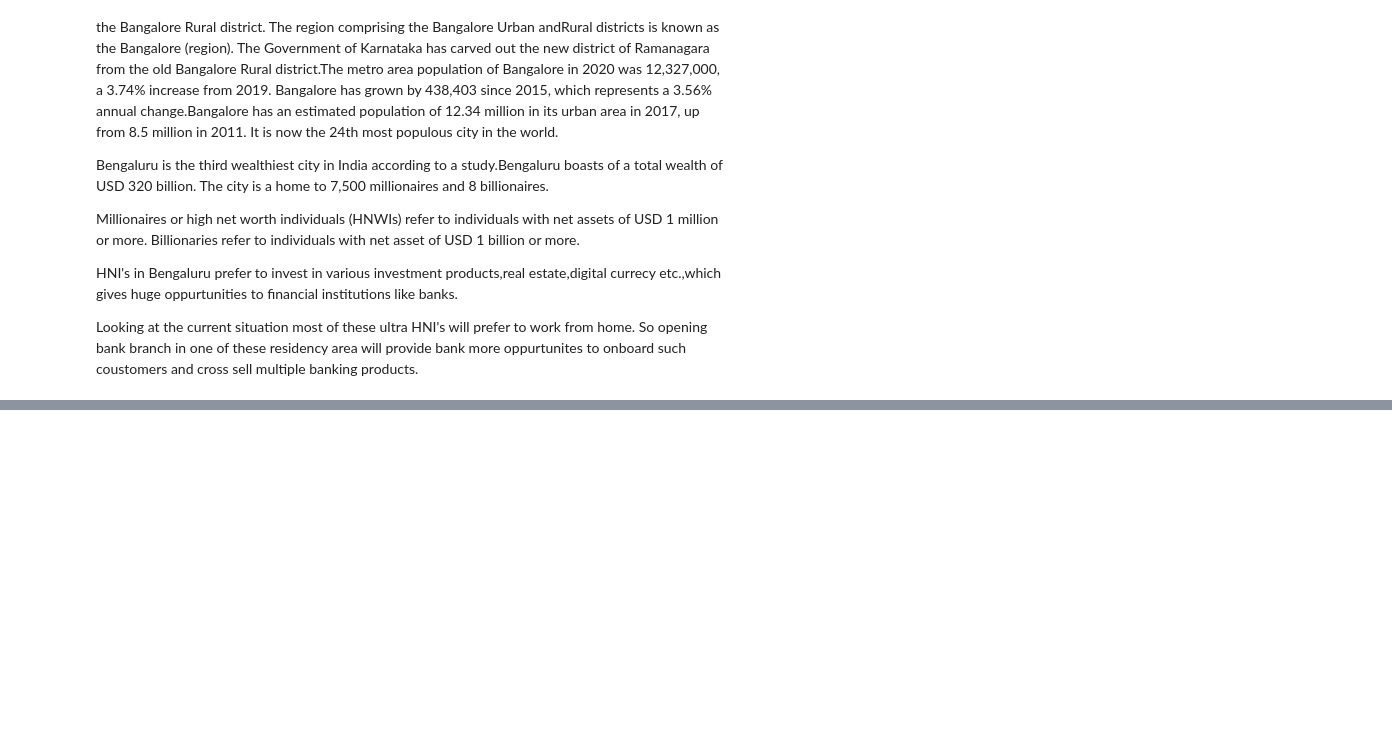
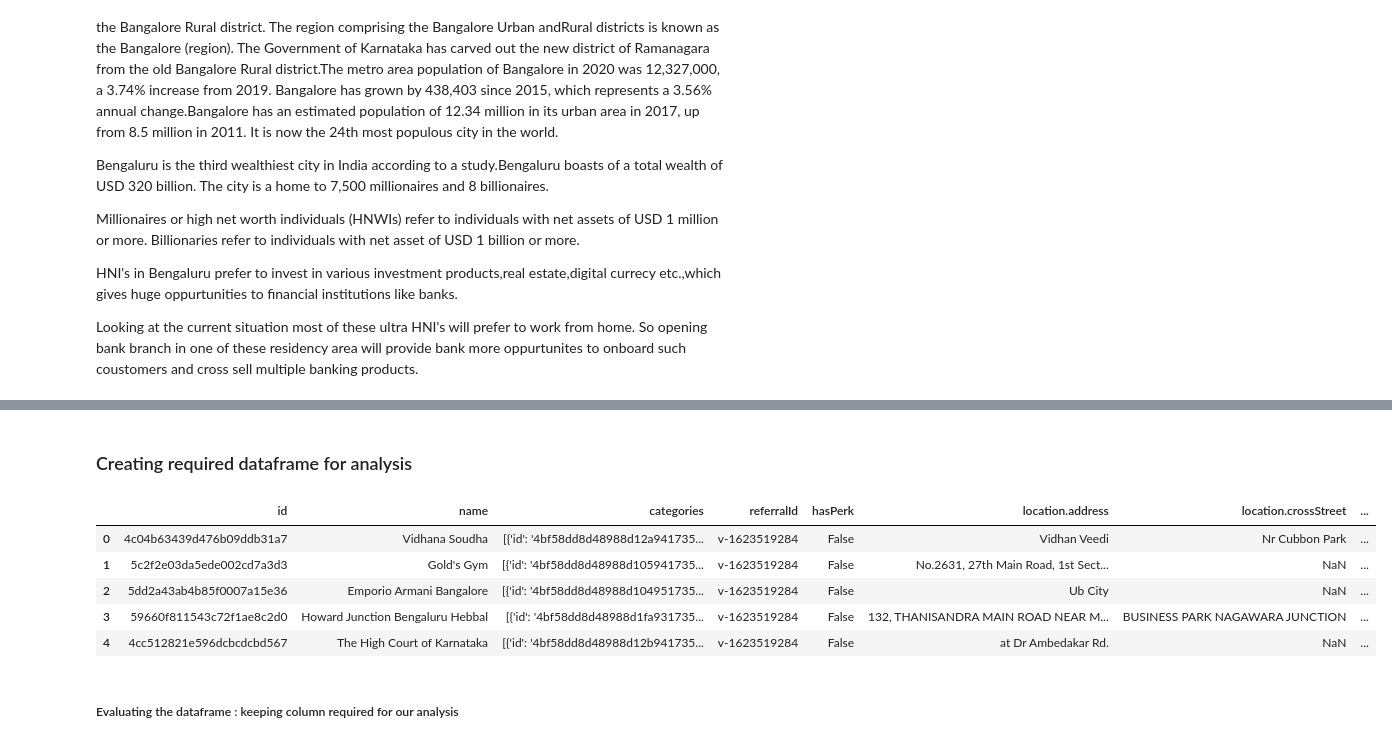
Before and after one commit to amysamy18/Coursera_Capstone, a Jupyter notebook: Capstone project-The Battle of Neighbourhoods.ipynb, the cells around one changed output, grey strips where cells are left out. Drawn from its saved outputs; the diff is of its cells as text; code cells hidden in the pictures; blank space fills up the shorter version.

```diff
--- a/Capstone project-The Battle of Neighbourhoods.ipynb
+++ b/Capstone project-The Battle of Neighbourhoods.ipynb
@@ -18,0 +40,8 @@ Looking at the current situation most of these ultra HNI's will prefer to work f
+# %%
+#firstly we need to gather Latitude and Longitude information for Bangalore.This informatiom will be further used in making calls to get relevant data.
+address = 'Bangalore, India'
+geolocator = Nominatim(user_agent="foursquare_agent")
+location = geolocator.geocode(address)
+latitude = location.latitude
+longitude = location.longitude
+print(latitude, longitude)
@@ -18,0 +50,10 @@ Looking at the current situation most of these ultra HNI's will prefer to work f
+# %%
+#get various Foursquare credentials needed
+CLIENT_ID = 'XS0XSBZUAXX4KJXPAIBCZOFIRMTF1JNO1F345KWDQASZ0VXL' # your Foursquare ID
+CLIENT_SECRET = 'JQZDWZPJOF5BSVG0YL5RO05WFSBF5S5LTFU11TBDDSYUQGDY' # your Foursquare Secret
+ACCESS_TOKEN = '35EGYCQTJ222FTLDJXKIEUK0BBC40XFRZLGUD2EMBMTQARIN' # your FourSquare Access Token
+VERSION = '20180604'
+LIMIT = 100
+print('Your credentails:')
+print('CLIENT_ID: ' + CLIENT_ID)
+print('CLIENT_SECRET:' + CLIENT_SECRET)
@@ -18,0 +64,6 @@ Looking at the current situation most of these ultra HNI's will prefer to work f
+# %%
+#creating required URL
+search='HNI residency'
+limit=100
+url='https://api.foursquare.com/v2/venues/search?client_id={}&client_secret={}&oauth_token={}&v={}&ll={},{}&limit={}'.format( CLIENT_ID, CLIENT_SECRET,ACCESS_TOKEN,VERSION,latitude,longitude,LIMIT)
+url
@@ -18,0 +72,4 @@ Looking at the current situation most of these ultra HNI's will prefer to work f
+# %%
+#making the call
+results=requests.get(url).json()
+results
@@ -18,0 +94,17 @@ Looking at the current situation most of these ultra HNI's will prefer to work f
+# %% [markdown]
+### Creating required dataframe for analysis
+# %%
+# assign relevant part of JSON to venues
+venues = results['response']['venues']
+# tranform venues into a dataframe
+dataframe = json_normalize(venues)
+dataframe.head()
+# %% [output]
+|  | id | name | categories | referralId | hasPerk | location.address | location.crossStreet | ... |
+| 0 | 4c04b63439d476b09ddb31a7 | Vidhana Soudha | [{'id': '4bf58dd8d48988d12a941735... | v-1623519284 | False | Vidhan Veedi | Nr Cubbon Park | ... |
+| 1 | 5c2f2e03da5ede002cd7a3d3 | Gold's Gym | [{'id': '4bf58dd8d48988d105941735... | v-1623519284 | False | No.2631, 27th Main Road, 1st Sect... | NaN | ... |
+| 2 | 5dd2a43ab4b85f0007a15e36 | Emporio Armani Bangalore | [{'id': '4bf58dd8d48988d104951735... | v-1623519284 | False | Ub City | NaN | ... |
+| 3 | 59660f811543c72f1ae8c2d0 | Howard Junction Bengaluru Hebbal | [{'id': '4bf58dd8d48988d1fa931735... | v-1623519284 | False | 132, THANISANDRA MAIN ROAD NEAR M... | BUSINESS PARK NAGAWARA JUNCTION | ... |
+| 4 | 4cc512821e596dcbcdcbd567 | The High Court of Karnataka | [{'id': '4bf58dd8d48988d12b941735... | v-1623519284 | False | at Dr Ambedakar Rd. | NaN | ... |
+# %% [markdown]
+##### Evaluating the dataframe : keeping column required for our analysis
```
Also changed, not shown: parts of 11 cells of this notebook.
